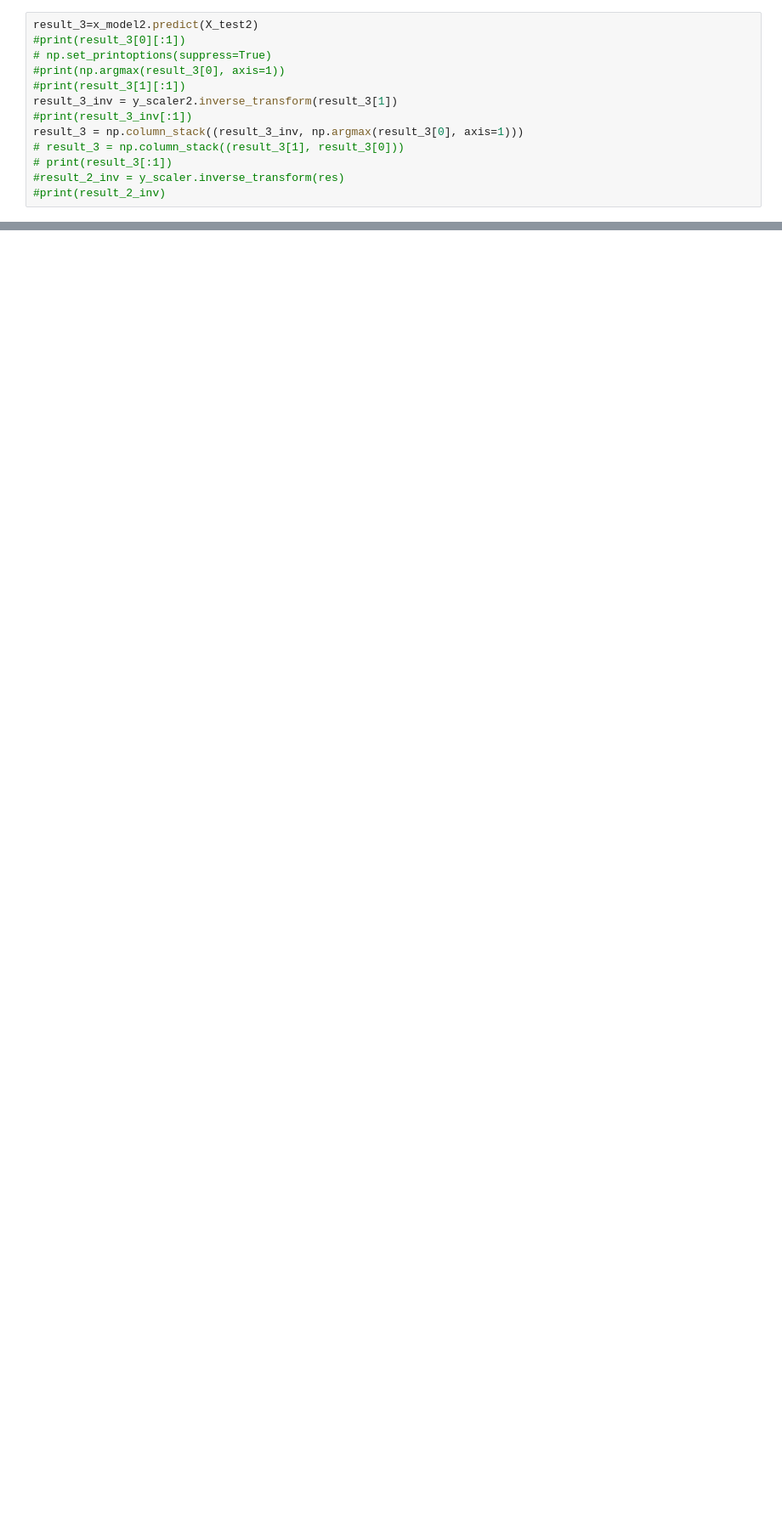
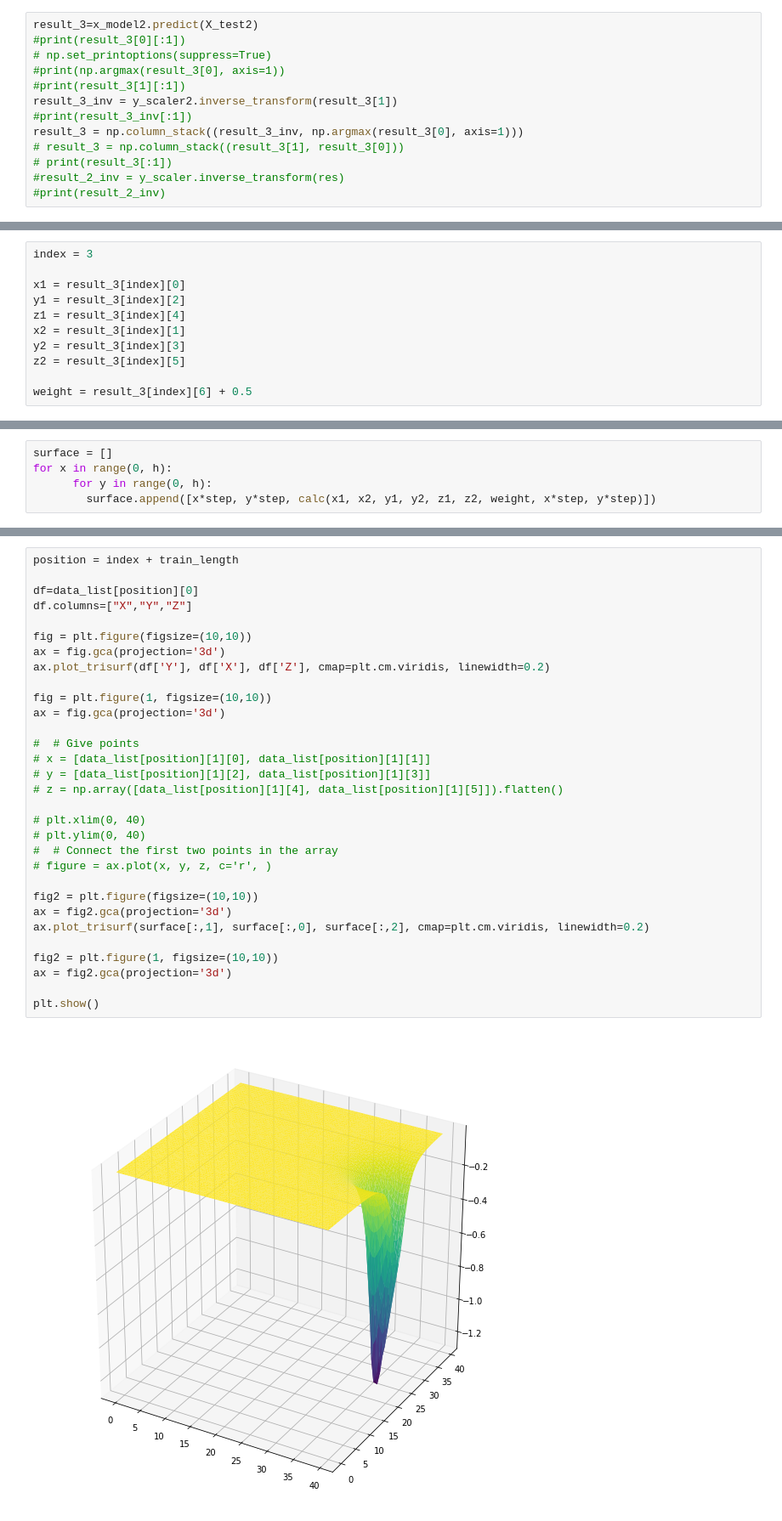
Before and after one commit to AnosovAndrey/Task, a Jupyter notebook: Untitled3.ipynb, the cells around one changed output, grey strips where cells are left out. Shown at 85% size. Saved outputs shown, nothing was run; the diff lists cells and outputs as text; blank space fills up the shorter version.

```diff
--- a/Untitled3.ipynb
+++ b/Untitled3.ipynb
@@ -346,0 +379,11 @@ print(count, len(result_3), count*100/len(result_3))
+# %%
+index = 3
+
+x1 = result_3[index][0]
+y1 = result_3[index][2]
+z1 = result_3[index][4]
+x2 = result_3[index][1]
+y2 = result_3[index][3]
+z2 = result_3[index][5]
+
+weight = result_3[index][6] + 0.5
@@ -346,0 +392,5 @@ print(count, len(result_3), count*100/len(result_3))
+# %%
+surface = []
+for x in range(0, h):
+      for y in range(0, h):
+        surface.append([x*step, y*step, calc(x1, x2, y1, y2, z1, z2, weight, x*step, y*step)])
@@ -346,0 +402,33 @@ print(count, len(result_3), count*100/len(result_3))
+# %%
+position = index + train_length
+
+df=data_list[position][0]
+df.columns=["X","Y","Z"]
+
+fig = plt.figure(figsize=(10,10))
+ax = fig.gca(projection='3d')
+ax.plot_trisurf(df['Y'], df['X'], df['Z'], cmap=plt.cm.viridis, linewidth=0.2)
+
+fig = plt.figure(1, figsize=(10,10))
+ax = fig.gca(projection='3d')
+
+#  # Give points
+# x = [data_list[position][1][0], data_list[position][1][1]]
+# y = [data_list[position][1][2], data_list[position][1][3]]
+# z = np.array([data_list[position][1][4], data_list[position][1][5]]).flatten()
+
+# plt.xlim(0, 40)
+# plt.ylim(0, 40)
+#  # Connect the first two points in the array
+# figure = ax.plot(x, y, z, c='r', )
+
+fig2 = plt.figure(figsize=(10,10))
+ax = fig2.gca(projection='3d')
+ax.plot_trisurf(surface[:,1], surface[:,0], surface[:,2], cmap=plt.cm.viridis, linewidth=0.2)
+
+fig2 = plt.figure(1, figsize=(10,10))
+ax = fig2.gca(projection='3d')
+
+plt.show()
+# %% [output]
+[figure, added]
```
Also changed, not shown: parts of 14 cells of this notebook.
